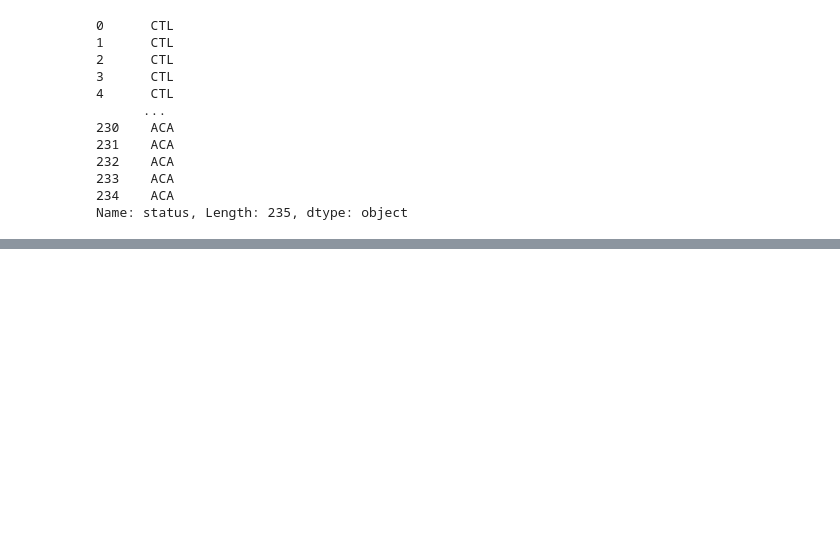
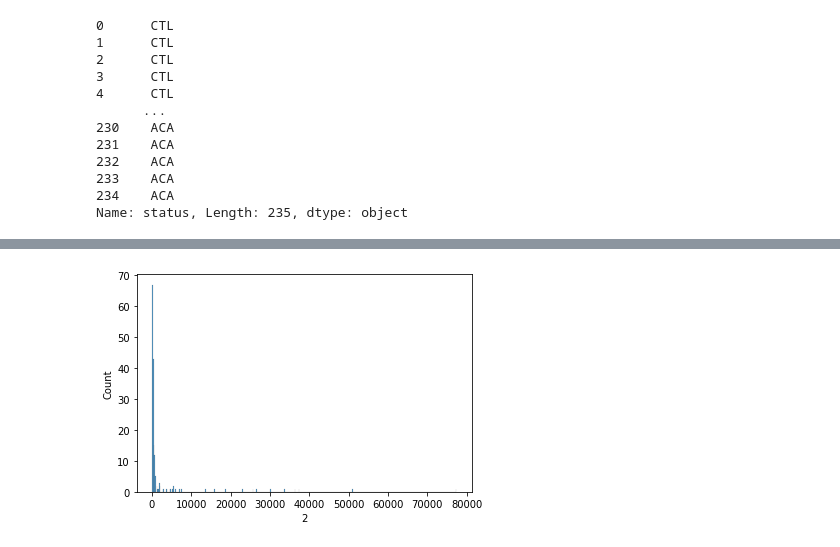
Before and after one commit to Flonsbob/Floris-van-Eisden---Exam---Applied-Statistics-and-Modeling, a Jupyter notebook: Exam_assignment_working_progress.ipynb, the cells around one changed output, grey strips where cells are left out. Cells and saved outputs as stored; diff of their text form; code cells hidden in the pictures; blank space fills up the shorter version.

```diff
--- a/Exam_assignment_working_progress.ipynb
+++ b/Exam_assignment_working_progress.ipynb
@@ -73,0 +114,9 @@ df.describe()
+# %%
+#
+def hist_maker(col):
+  sns.histplot(x = df[col])
+  plt.show()
+# %%
+hist_maker('2')
+# %% [output]
+[figure, added]
```
Also changed, not shown: parts of 10 cells of this notebook.
